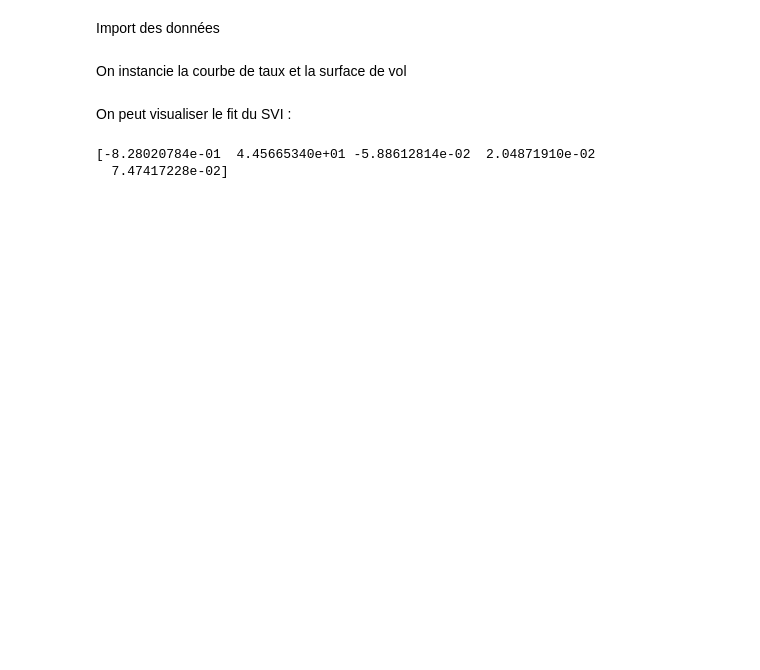
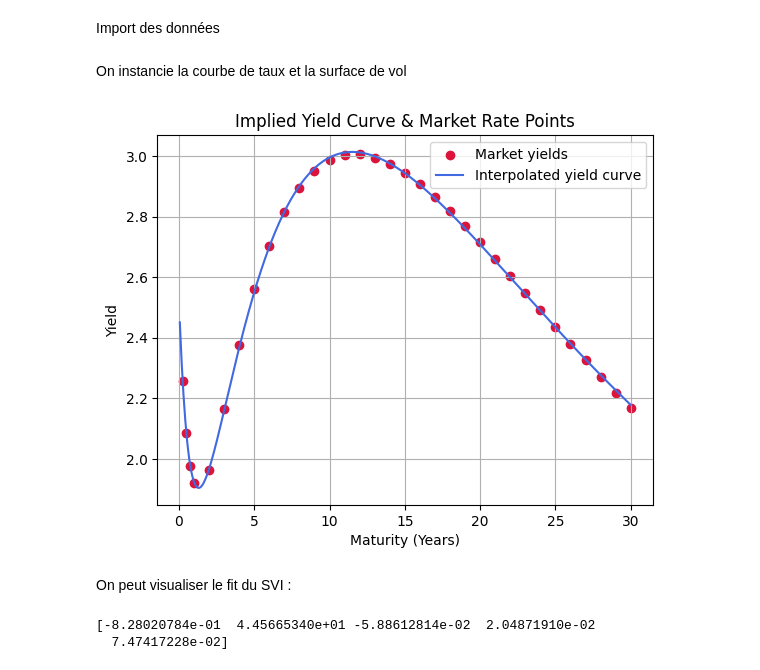
Before and after one commit to baptistedfr/Structured-Product-Pricing-Python, a Jupyter notebook: doc.ipynb, the cells around one changed output. Cells and saved outputs as stored; diff of their text form; code cells hidden in the pictures; blank space fills up the shorter version.

```diff
--- a/doc.ipynb
+++ b/doc.ipynb
@@ -24,6 +22,10 @@ On instancie la courbe de taux et la surface de vol
 # %%
 curve = RateCurve(rate_data, InterpolationType.SVENSSON)
 svi = SVIVolatilitySurface(option_data=option_data, rate_curve=curve)
+# %%
+curve.display_curve()
+# %% [output]
+[figure, added]
 # %% [markdown]
 On peut visualiser le fit du SVI :
 # %%
```
Also changed, not shown: parts of 4 cells of this notebook, 10 other files.
